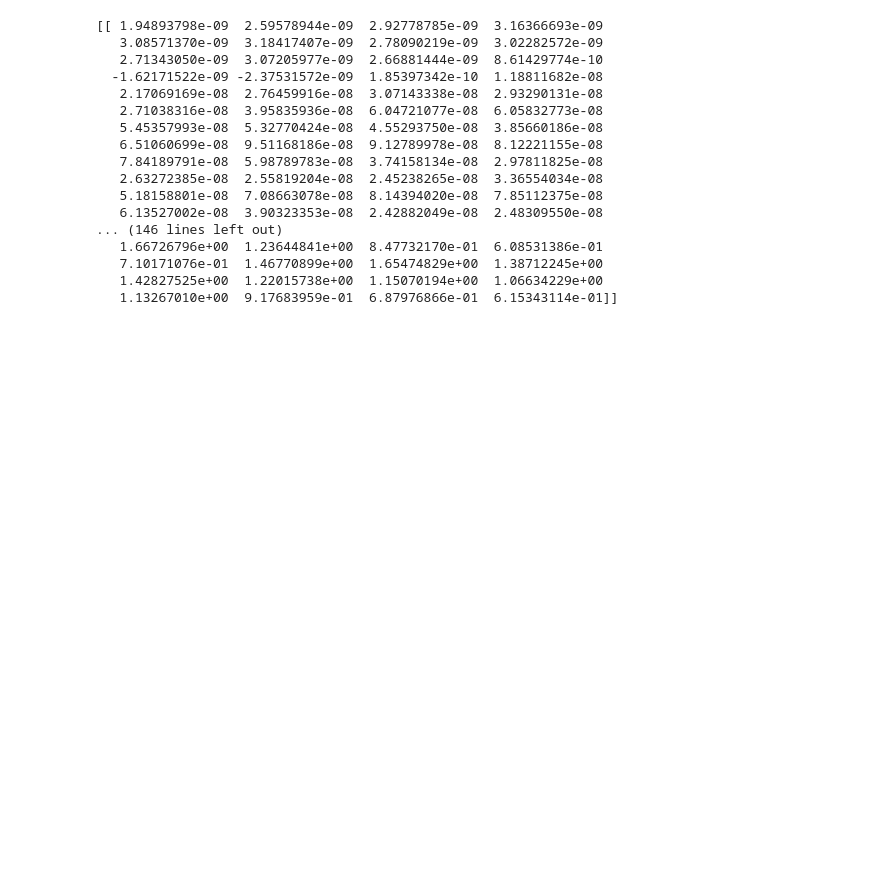
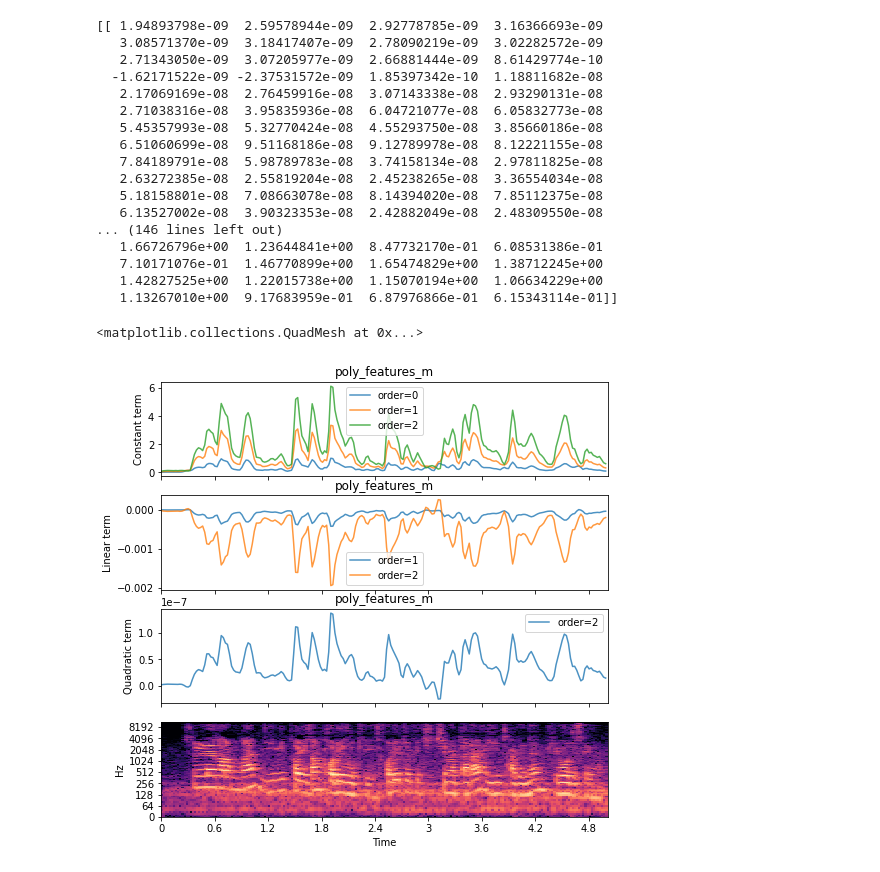
Before and after one commit to zashin-AI/JongHo, a Jupyter notebook: poly_features_m(default).ipynb, the cells around one changed output. Saved outputs shown, nothing was run; the diff lists cells and outputs as text; code cells hidden in the pictures; blank space fills up the shorter version.

```diff
--- a/poly_features_m(default).ipynb
+++ b/poly_features_m(default).ipynb
@@ -81,3 +82,32 @@ print(p2)
    7.10171076e-01  1.46770899e+00  1.65474829e+00  1.38712245e+00
    1.42827525e+00  1.22015738e+00  1.15070194e+00  1.06634229e+00
    1.13267010e+00  9.17683959e-01  6.87976866e-01  6.15343114e-01]]
+# %%
+import matplotlib.pyplot as plt
+fig, ax = plt.subplots(nrows=4, sharex=True, figsize=(8, 8))
+times = librosa.times_like(p0)
+
+ax[0].set_title("poly_features_m")
+ax[0].plot(times, p0[0], label='order=0', alpha=0.8)
+ax[0].plot(times, p1[1], label='order=1', alpha=0.8)
+ax[0].plot(times, p2[2], label='order=2', alpha=0.8)
+ax[0].legend()
+ax[0].label_outer()
+ax[0].set(ylabel='Constant term')
+
+ax[1].set_title("poly_features_m")
+ax[1].plot(times, p1[0], label='order=1', alpha=0.8)
+ax[1].plot(times, p2[1], label='order=2', alpha=0.8)
+ax[1].set(ylabel='Linear term')
+ax[1].label_outer
+ax[1].legend()
+
+ax[2].set_title("poly_features_m")
+ax[2].plot(times, p2[0], label='order=2', alpha=0.8)
+ax[2].set(ylabel='Quadratic term')
+ax[2].legend()
+librosa.display.specshow(librosa.amplitude_to_db(S, ref=np.max),
+                         y_axis='log', x_axis='time', ax=ax[3])
+# %% [output]
+<matplotlib.collections.QuadMesh at 0x...>
+[figure, added]
```
Also changed, not shown: parts of 1 cell of this notebook.
